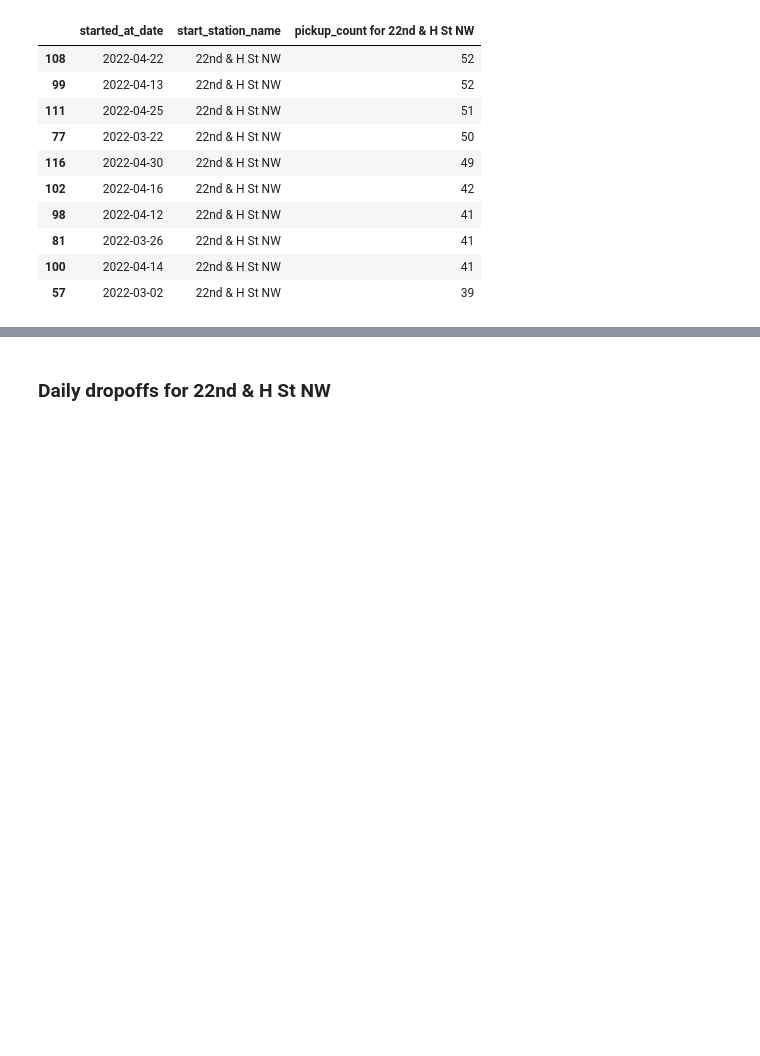
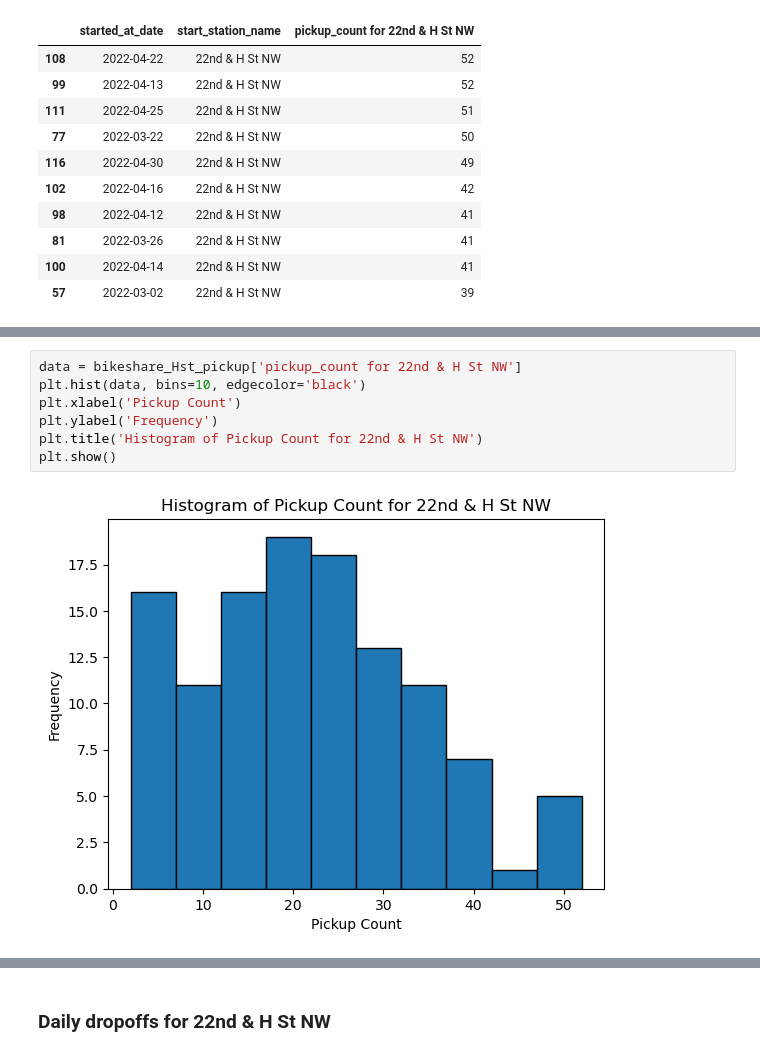
Before and after one commit to acmkc/Bikeshare, a Jupyter notebook: CapitalBikeshare.ipynb, the cells around one changed output, grey strips where cells are left out. Saved outputs shown, nothing was run; the diff lists cells and outputs as text; blank space fills up the shorter version.

```diff
--- a/CapitalBikeshare.ipynb
+++ b/CapitalBikeshare.ipynb
@@ -411,0 +418,9 @@ bikeshare_Hst_pickup.boxplot()
+# %%
+data = bikeshare_Hst_pickup['pickup_count for 22nd & H St NW']
+plt.hist(data, bins=10, edgecolor='black')
+plt.xlabel('Pickup Count')
+plt.ylabel('Frequency')
+plt.title('Histogram of Pickup Count for 22nd & H St NW')
+plt.show()
+# %% [output]
+[figure, added]
```
Also changed, not shown: parts of 10 cells of this notebook.
